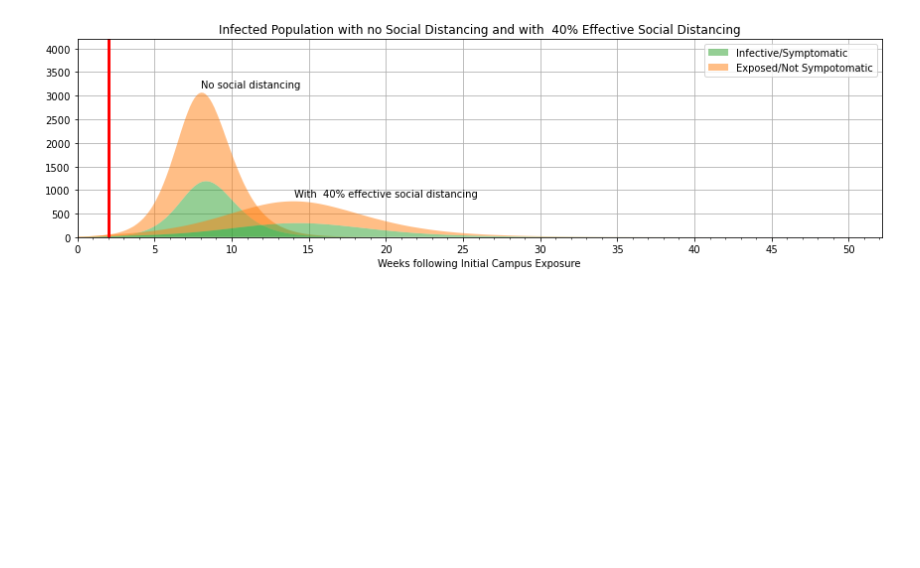
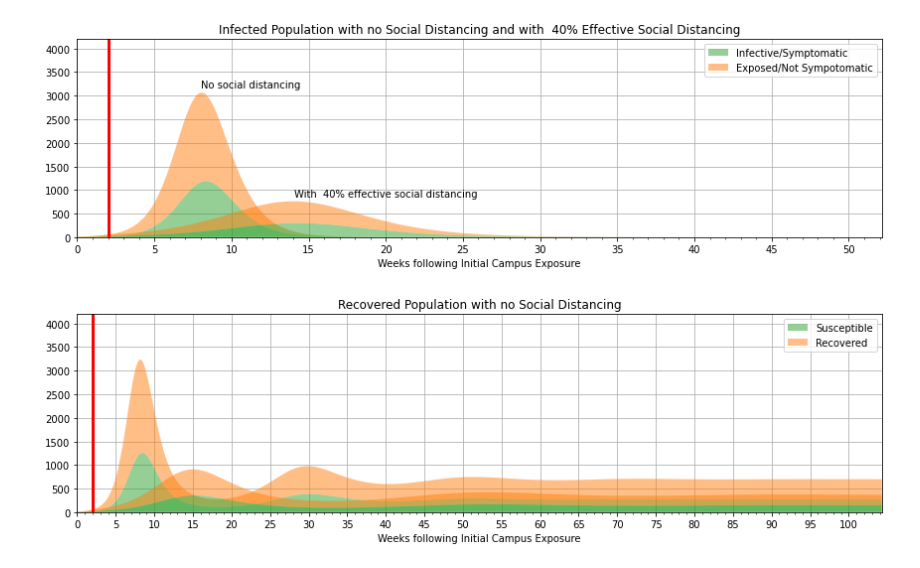
Before and after one commit to ankit001mittal/ModellingSimulation, a Jupyter notebook: SEIR_Model_With_Sigma_function.ipynb, the cells around one changed output. Drawn from its saved outputs; the diff is of its cells as text; code cells hidden in the pictures; blank space fills up the shorter version.

```diff
--- a/SEIR_Model_With_Sigma_function.ipynb
+++ b/SEIR_Model_With_Sigma_function.ipynb
@@ -33,6 +36,7 @@ s_initial = 1 - e_initial - i_initial - r_initial
 alpha = 1/t_incubation
 gamma = 1/t_infective
 beta = R0*gamma
+chi = (1/t_immune)
 # %%
 def sigma(t):
     return 1 if t >= 7*t_social_distancing else 0
@@ -89,3 +93,59 @@ for a in ax:
 plt.tight_layout()
 # %% [output]
 [figure]
+# %%
+# SEIR model differential equations.
+def deriv_loss_immunity(x, t, u, alpha, beta, gamma, chi):
+    s, e, i, r = x
+    dsdt = -((1-u*sigma(t)/100)*beta * s * i) + (chi * r)
+    dedt =  (1-u*sigma(t)/100)*beta * s * i - alpha * e
+    didt = alpha * e - gamma * i
+    drdt =  gamma * i - (chi * r)
+    return [dsdt, dedt, didt, drdt]
+# %%
+# A grid of time points (in days)
+t_max = 365*2 # maximum number of days, e.g. until vaccination
+t = np.linspace(0, t_max, t_max)
+
+x_initial = s_initial, e_initial, i_initial, r_initial
+s, e, i, r = odeint(deriv_loss_immunity, x_initial, t, args=(u_social_distancing, alpha, beta, gamma, chi)).T
+s0, e0, i0, r0 = odeint(deriv_loss_immunity, x_initial, t, args=(0, alpha, beta, gamma, chi)).T
+# %%
+# plot the data
+fig = plt.figure(figsize=(12, 10))
+ax = [fig.add_subplot(311, axisbelow=True)]
+
+pal = sns.color_palette()
+# pal1 = sns.color_palette("rocket", as_cmap=True)
+
+ax[0].stackplot(t/7, N*i0,N*e0, colors=pal[2:0:-1], alpha=0.5)
+ax[0].stackplot(t/7, N*i, N*e, colors=pal[2:0:-1], alpha=0.5)
+# ax[0].stackplot(t/7, N*s0,N*r0, colors=pal[2:0:-1], alpha=0.5)
+# ax[0].stackplot(t/7, N*s, N*r, colors=pal[2:0:-1], alpha=0.5)
+ax[0].set_title('Recovered Population with no Social Distancing'.format(u_social_distancing))
+ax[0].set_xlim(0, t[-1]/7)
+ax[0].set_ylim(0, max(0.3*N, 1.05*max(N*(e + i))))
+ax[0].set_xlabel('Weeks following Initial Campus Exposure')
+ax[0].legend([
+    'Susceptible',
+    'Recovered'],
+    loc='upper right')
+ax[0].plot(np.array([t_social_distancing, t_social_distancing]), ax[0].get_ylim(), 'r', lw=3)
+
+y0 = N*(e0 + i0)
+k0 = np.argmax(y0)
+# ax[0].annotate("No social distancing", (t[k0]/7, y0[k0] + 100))
+
+y = N*(e + i)
+k = np.argmax(y)
+# ax[0].annotate("With {0:3.0f}% effective social distancing ".format(u_social_distancing), (t[k]/7, y[k] + 100))
+
+for a in ax:
+    a.xaxis.set_major_locator(plt.MultipleLocator(5))
+    a.xaxis.set_minor_locator(plt.MultipleLocator(1))
+    a.xaxis.set_major_formatter(plt.FormatStrFormatter('%d'))
+    a.grid(True)
+
+plt.tight_layout()
+# %% [output]
+[figure, added]
```
Also changed, not shown: parts of 3 cells of this notebook.
